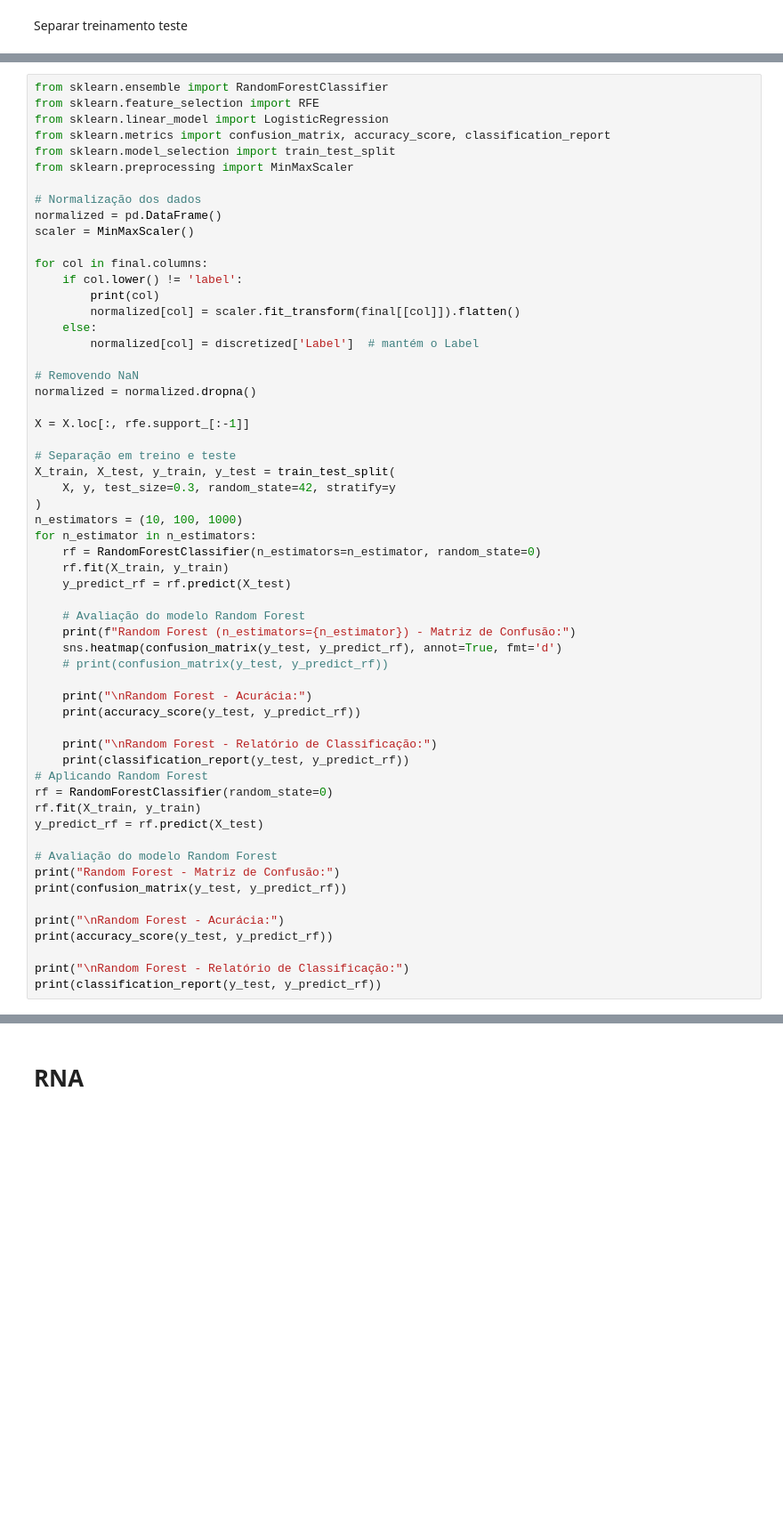
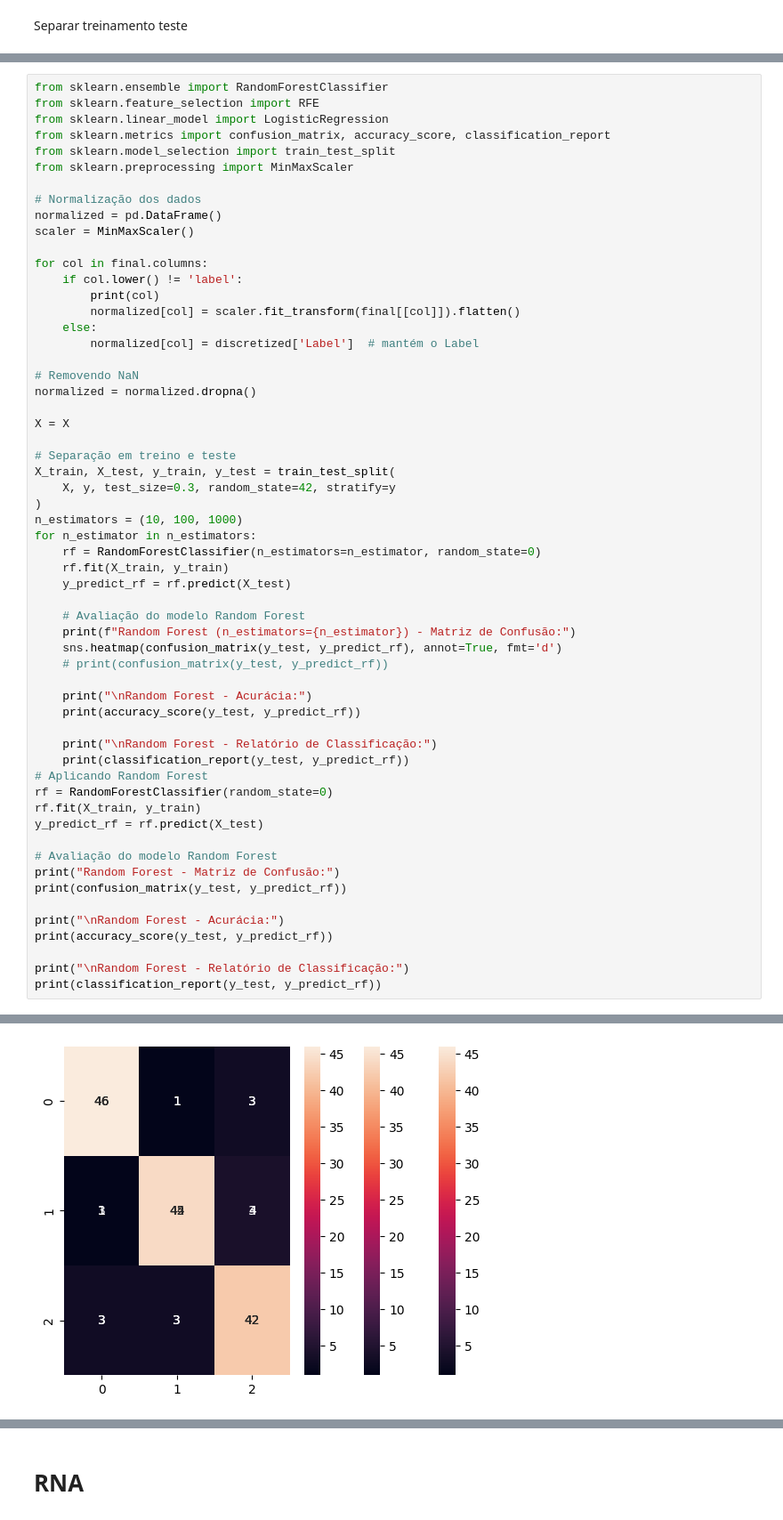
Before and after one commit to ErikMaia/tcc, a Jupyter notebook: src/analisys.ipynb, the cells around one changed output, grey strips where cells are left out. Shown at 89% size. Drawn from its saved outputs; the diff is of its cells as text; blank space fills up the shorter version.

```diff
--- a/src/analisys.ipynb
+++ b/src/analisys.ipynb
@@ -1551,7 +1616,7 @@ for col in final.columns:
 # Removendo NaN
 normalized = normalized.dropna()
 
-X = X.loc[:, rfe.support_[:-1]]
+X = X
 
 # Separação em treino e teste
 X_train, X_test, y_train, y_test = train_test_split(
@@ -1609,3 +1690,4 @@ IndexError: Boolean index has wrong length: 174 instead of 15
+[figure, added]
 # %%
 y_train.value_counts()
 # %% [output]
```
Also changed, not shown: parts of 34 cells of this notebook.
